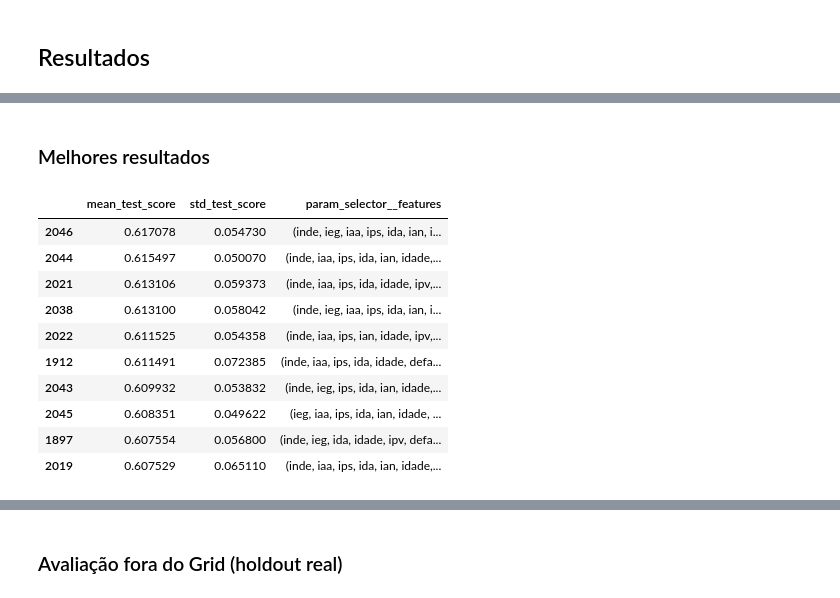
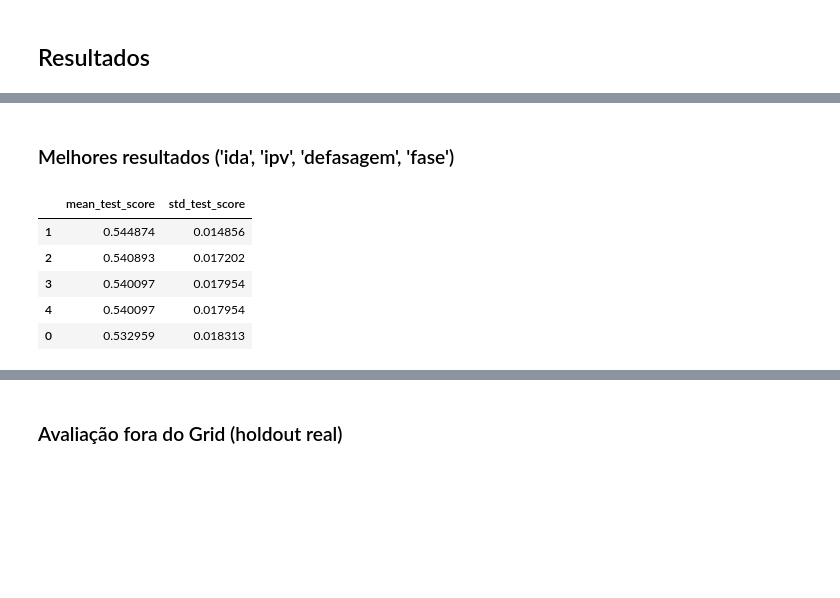
Before and after one commit to vbomura/tc5, a Jupyter notebook: Codigos/previsao_v2.ipynb, the cells around one changed output, grey strips where cells are left out. Saved outputs shown, nothing was run; the diff lists cells and outputs as text; code cells hidden in the pictures; blank space fills up the shorter version.

```diff
--- a/Codigos/previsao_v2.ipynb
+++ b/Codigos/previsao_v2.ipynb
@@ -310,16 +184,30 @@ preprocessador = ColumnTransformer(
         ('cat', OneHotEncoder(handle_unknown='ignore'), selector(dtype_include='object'))
     ]
 )
+# %%
+# Criamos a combinação de pesos
+
+pesos = np.round(np.arange(1, 2, 0.5), 1)
+
+# lista_pesos = [
+#     {-1: p1, 0: p2, 1: p3}
+#     for p1 in pesos
+#     for p2 in pesos
+#     for p3 in pesos
+# ]
+
+lista_pesos = [
+    {-1: 1, 0: 1.5, 1: 1.5}
+]
 # %% [markdown]
 ## Criando os pipelines
 # %%
 # Regressão logística
 pipe_log = Pipeline(steps=[
-    ('selector', FeatureSelector()),
+    # ('selector', FeatureSelector()),
     ('preprocessador', preprocessador),
     ('model', LogisticRegression(
         max_iter=1000,
-        class_weight='balanced',
         multi_class='ovr',
         random_state=42
     ))
@@ -327,22 +215,30 @@ pipe_log = Pipeline(steps=[
 
 # Random forest
 pipe_rf = Pipeline(steps=[
-    ('selector', FeatureSelector()),
+    # ('selector', FeatureSelector()),
     ('preprocessador', preprocessador),
     ('model', RandomForestClassifier(
         n_estimators=300,
-        class_weight='balanced',
         random_state=42
     ))
 ])
 # %%
 # Aplica as configurações de várias features
 param_grid_log = {
-    'selector__features': feature_sets
+    # 'selector__features': feature_sets
+    'model__class_weight': lista_pesos
+    ,'model__C': [0.01, 0.1, 1, 10, 100]
+    ,'model__penalty': ['l2']
+    ,'model__solver': ['lbfgs']
 }
 
 param_grid_rf = {
-    'selector__features': feature_sets
+    # 'selector__features': feature_sets
+    'model__class_weight': lista_pesos
+    ,'model__n_estimators': [200, 500]
+    ,'model__max_depth': [None, 5, 10, 20]
+    ,'model__min_samples_split': [2, 5, 10]
+    ,'model__min_samples_leaf': [1, 3, 5]
 }
 # %% [markdown]
 ## Treinando os modelos
@@ -354,7 +250,7 @@ grid_log = GridSearchCV(
     estimator=pipe_log,
     param_grid=param_grid_log,
     scoring='accuracy',
-    cv=5,
+    cv=4,
     n_jobs=-1,
     verbose=2
 )
@@ -366,7 +262,7 @@ grid_rf = GridSearchCV(
     estimator=pipe_rf,
     param_grid=param_grid_rf,
     scoring='accuracy',
-    cv=5,
+    cv=4,
     n_jobs=-1,
     verbose=2
 )
@@ -417,28 +326,23 @@ Melhores parâmetros: {'selector__features': ('ieg', 'ips', 'ida', 'idade', 'ipv
 # %% [markdown]
-### Melhores resultados
+### Melhores resultados ('ida', 'ipv', 'defasagem', 'fase')
 # %%
 resultados = pd.DataFrame(grid_log.cv_results_)
 
 ranking_log = (
     resultados[
-        ['mean_test_score', 'std_test_score', 'param_selector__features']
+        ['mean_test_score', 'std_test_score']
     ]
     .sort_values('mean_test_score', ascending=False)
 )
 
 ranking_log.head(10)
 # %% [output]
-|  | mean_test_score | std_test_score | param_selector__features |
-| 2046 | 0.617078 | 0.054730 | (inde, ieg, iaa, ips, ida, ian, i... |
-| 2044 | 0.615497 | 0.050070 | (inde, iaa, ips, ida, ian, idade,... |
-| 2021 | 0.613106 | 0.059373 | (inde, iaa, ips, ida, idade, ipv,... |
-| 2038 | 0.613100 | 0.058042 | (inde, ieg, iaa, ips, ida, ian, i... |
-| 2022 | 0.611525 | 0.054358 | (inde, iaa, ips, ian, idade, ipv,... |
-| 1912 | 0.611491 | 0.072385 | (inde, iaa, ips, ida, idade, defa... |
-| 2043 | 0.609932 | 0.053832 | (inde, ieg, ips, ida, ian, idade,... |
-| 2045 | 0.608351 | 0.049622 | (ieg, iaa, ips, ida, ian, idade, ... |
-| 1897 | 0.607554 | 0.056800 | (inde, ieg, ida, idade, ipv, defa... |
-| 2019 | 0.607529 | 0.065110 | (inde, iaa, ips, ida, ian, idade,... |
+|  | mean_test_score | std_test_score |
+| 1 | 0.544874 | 0.014856 |
+| 2 | 0.540893 | 0.017202 |
+| 3 | 0.540097 | 0.017954 |
+| 4 | 0.540097 | 0.017954 |
+| 0 | 0.532959 | 0.018313 |
 # %%
 resultados = pd.DataFrame(grid_rf.cv_results_)
 
```
Also changed, not shown: parts of 33 cells of this notebook, 2 other files.
